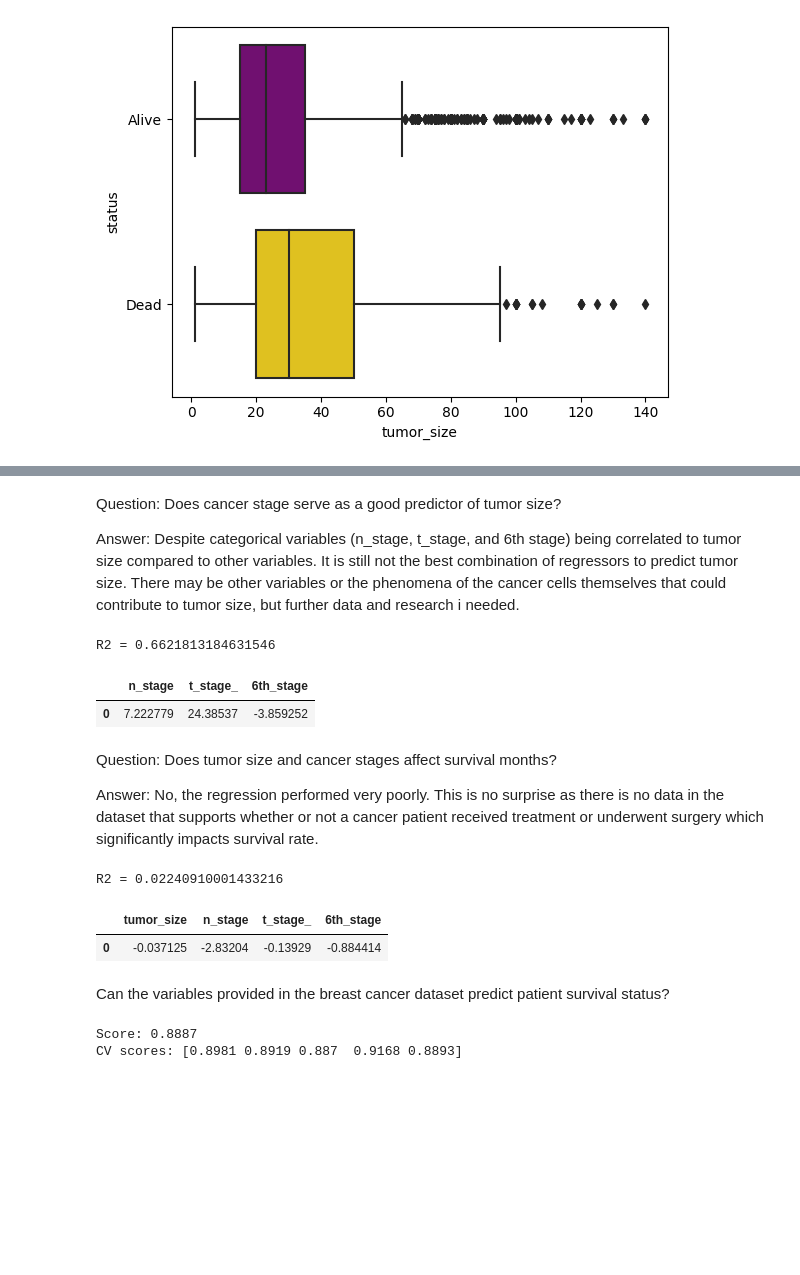
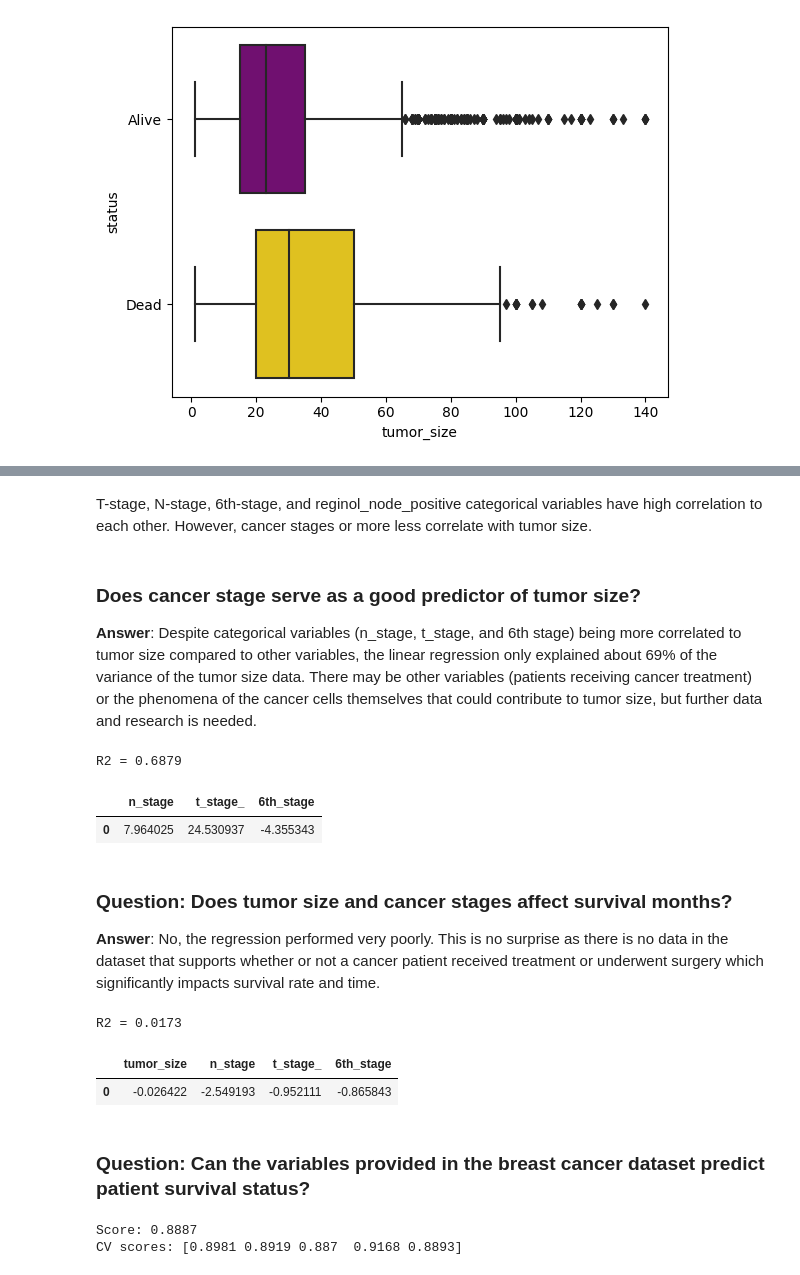
Before and after one commit to Chris-Vuong/breast-cancer, a Jupyter notebook: breast-cancer-analysis.ipynb, the cells around one changed output, grey strips where cells are left out. Cells and saved outputs as stored; diff of their text form; code cells hidden in the pictures; blank space fills up the shorter version.

```diff
--- a/breast-cancer-analysis.ipynb
+++ b/breast-cancer-analysis.ipynb
@@ -274,13 +262,17 @@ status                               0.256638        -0.476514  1.000000
 [figure]
+# %% [markdown]
+T-stage, N-stage, 6th-stage, and reginol_node_positive categorical variables have high correlation to each other. However,
+cancer stages or more less correlate with tumor size.
 # %% [markdown]
-Question: Does cancer stage serve as a good predictor of tumor size?
+### Does cancer stage serve as a good predictor of tumor size?
 
-Answer: Despite categorical variables (n_stage, t_stage, and 6th stage) being correlated to tumor size compared to other
-variables. It is still not the best combination of regressors to predict tumor size. There may be other variables or
-the phenomena of the cancer cells themselves that could contribute to tumor size, but further data and research i
-needed.
+**Answer**: Despite categorical variables (n_stage, t_stage, and 6th stage) being more correlated to tumor size compared
+to other variables, the linear regression only explained about 69% of the variance of the tumor size data.
+There may be other variables (patients receiving cancer treatment) or the phenomena of the cancer cells themselves
+that could contribute to tumor size, but further data and research is needed.
 # %%
 from sklearn.linear_model import LinearRegression
+from sklearn.model_selection import train_test_split, cross_val_score
 
 response = "tumor_size"
 regressors = ["n_stage", "t_stage_", "6th_stage"]
@@ -288,38 +280,44 @@ regressors = ["n_stage", "t_stage_", "6th_stage"]
 X = df[regressors]
 y = df[response]
 
+X_train, X_test, y_train, y_test = train_test_split(
+    X, y, test_size=0.25, random_state=0)
+
 lm = LinearRegression()
 
-lm.fit(X, y)
+lm.fit(X_train, y_train)
 
-print("R2 =", lm.score(X, y))
+print("R2 = %.4f" % lm.score(X_test, y_test))
 pd.DataFrame(lm.coef_.reshape(1,-1), columns=X.columns)
 # %% [output]
-R2 = 0.6621813184631546
+R2 = 0.6879
 |  | n_stage | t_stage_ | 6th_stage |
-| 0 | 7.222779 | 24.38537 | -3.859252 |
+| 0 | 7.964025 | 24.530937 | -4.355343 |
 # %% [markdown]
-Question: Does tumor size and cancer stages affect survival months?
+### Question: Does tumor size and cancer stages affect survival months?
 
-Answer: No, the regression performed very poorly. This is no surprise
+**Answer**: No, the regression performed very poorly. This is no surprise
 as there is no data in the dataset that supports whether or not a cancer patient received treatment or underwent
-surgery which significantly impacts survival rate.
+surgery which significantly impacts survival rate and time.
 # %%
 response = "survival_months"
 regressors = ["tumor_size", "n_stage", "t_stage_", "6th_stage"]
 
 X = df[regressors]
 y = df[response]
 
-lm.fit(X, y)
+X_train, X_test, y_train, y_test = train_test_split(
+    X, y, test_size=0.25, random_state=0)
 
-print("R2 =", lm.score(X, y))
+lm.fit(X_train, y_train)
+
+print("R2 = %0.4f" % lm.score(X_test, y_test))
 pd.DataFrame(lm.coef_.reshape(1,-1), columns=X.columns)
 # %% [output]
-R2 = 0.02240910001433216
+R2 = 0.0173
 |  | tumor_size | n_stage | t_stage_ | 6th_stage |
-| 0 | -0.037125 | -2.83204 | -0.13929 | -0.884414 |
+| 0 | -0.026422 | -2.549193 | -0.952111 | -0.865843 |
 # %% [markdown]
-Can the variables provided in the breast cancer dataset predict patient survival status?
+### Question: Can the variables provided in the breast cancer dataset predict patient survival status?
 # %%
 from sklearn.linear_model import LogisticRegression
```
Also changed, not shown: parts of 8 cells of this notebook.
